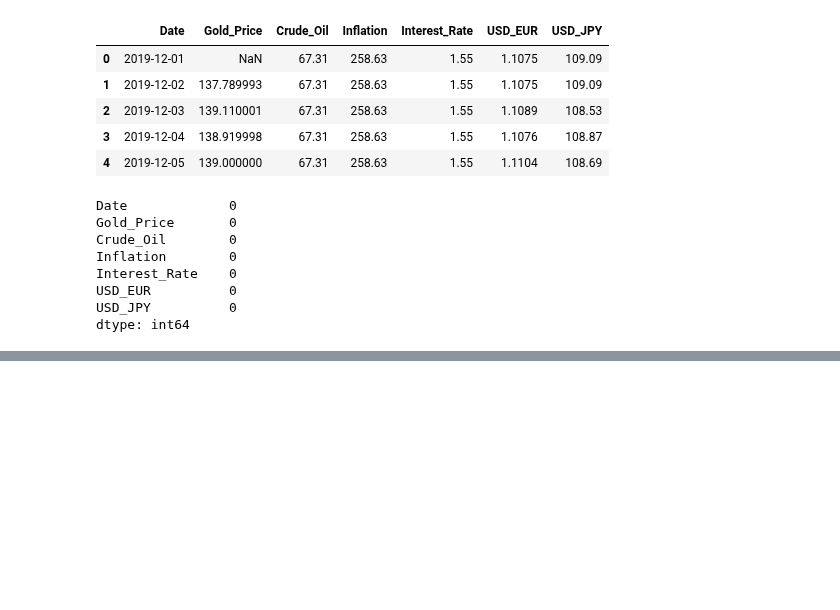
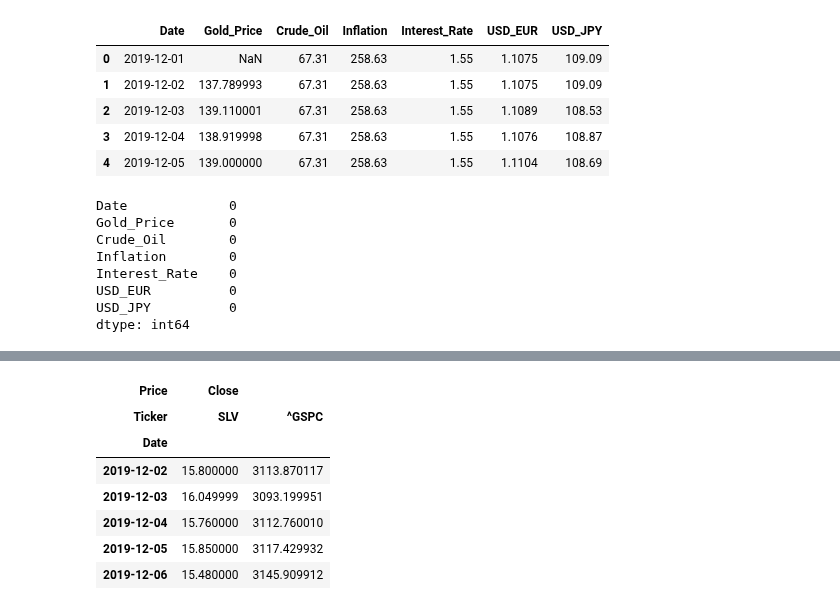
Before and after one commit to sejfovskienes/training_model, a Jupyter notebook: last-1/fetch_data.ipynb, the cells around one changed output, grey strips where cells are left out. Drawn from its saved outputs; the diff is of its cells as text; code cells hidden in the pictures; blank space fills up the shorter version.

```diff
--- a/last-1/fetch_data.ipynb
+++ b/last-1/fetch_data.ipynb
@@ -246,0 +307,10 @@ df.to_csv(PATH)
+# %%
+merged_df = pd.merge(
+    silver_df,
+    sp500_df,
+    left_index=True,
+    right_index=True,
+    suffixes=('_Silver', '_SP500')
+)
+# %%
+new_df = merged_df.copy()
@@ -246,0 +355,5 @@ df.to_csv(PATH)
+# %%
+close_columns = [col for col in new_df.columns if 'Close' in col]
+new_df = new_df[close_columns]
+
+print(new_df.head())
@@ -246,0 +369,11 @@ df.to_csv(PATH)
+# %%
+new_df.head()
+# %% [output]
+| Price | Close |  |
+| Ticker | SLV | ^GSPC |
+| Date |  |  |
+| 2019-12-02 | 15.800000 | 3113.870117 |
+| 2019-12-03 | 16.049999 | 3093.199951 |
+| 2019-12-04 | 15.760000 | 3112.760010 |
+| 2019-12-05 | 15.850000 | 3117.429932 |
+| 2019-12-06 | 15.480000 | 3145.909912 |
```
Also changed, not shown: parts of 9 cells of this notebook, 3 other files.
